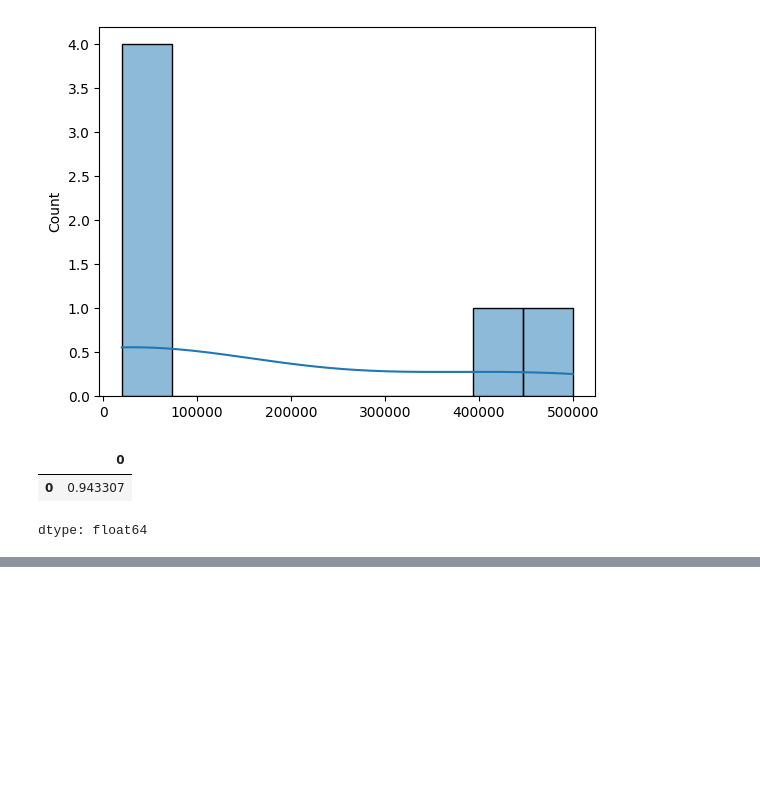
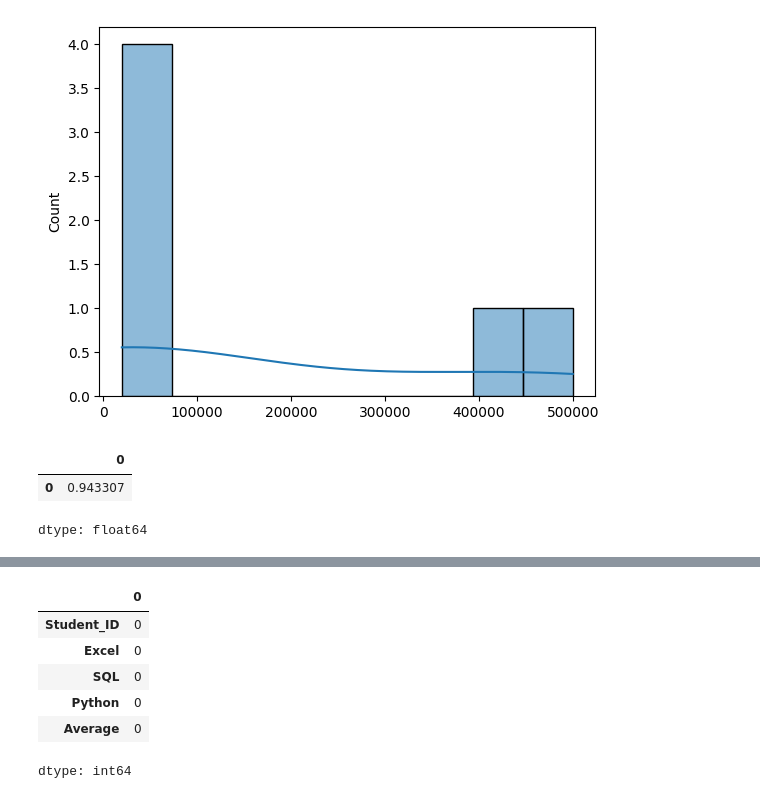
Before and after one commit to priya25-art/Machine-Learning, a Jupyter notebook: Machine_learning.ipynb, the cells around one changed output, grey strips where cells are left out. Saved outputs shown, nothing was run; the diff lists cells and outputs as text; code cells hidden in the pictures; blank space fills up the shorter version.

```diff
--- a/Machine_learning.ipynb
+++ b/Machine_learning.ipynb
@@ -228,0 +317,10 @@ dtype: float64
+# %%
+df.isnull().sum()
+# %% [output]
+|  | 0 |
+| Student_ID | 0 |
+| Excel | 0 |
+| SQL | 0 |
+| Python | 0 |
+| Average | 0 |
+dtype: int64
```
Also changed, not shown: parts of 7 cells of this notebook.
